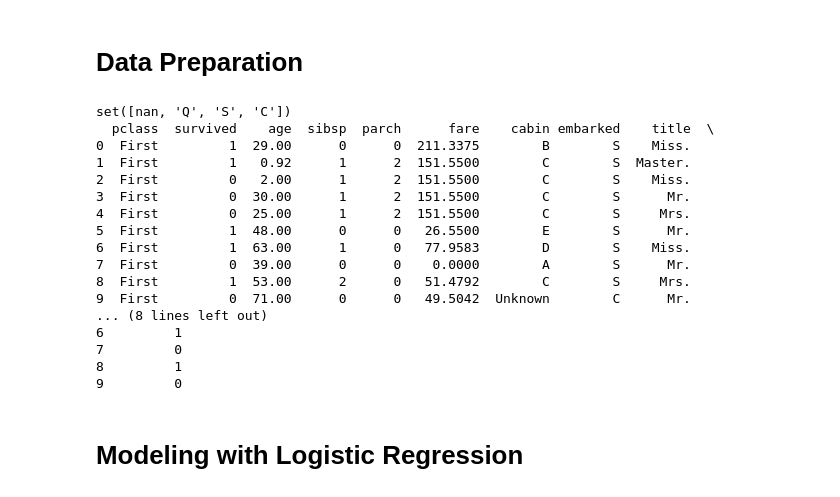
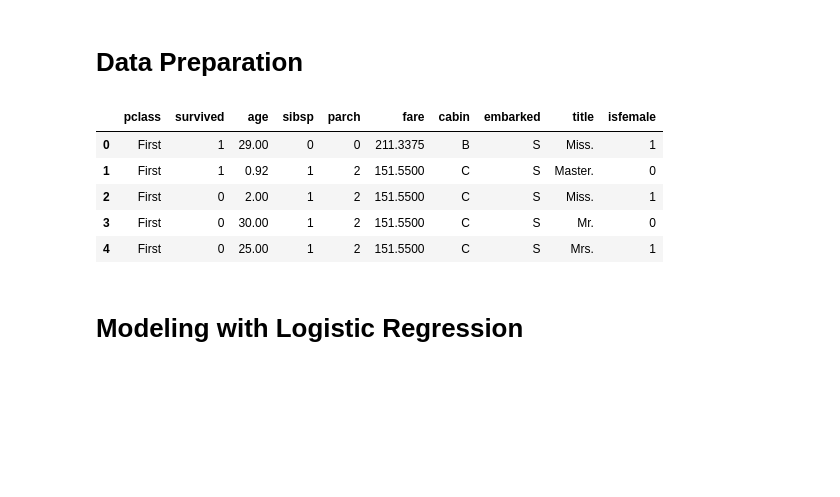
Before and after one commit to amunategui-prototyping/Chapter-1, a Jupyter notebook: exploring/chapter-1-explorations.ipynb, the cells around one changed output. Cells and saved outputs as stored; diff of their text form; code cells hidden in the pictures; blank space fills up the shorter version.

```diff
--- a/exploring/chapter-1-explorations.ipynb
+++ b/exploring/chapter-1-explorations.ipynb
@@ -97,50 +97,38 @@ Name: cabin, dtype: object
 # %%
 
 # create title field and get extract title name
 titanic_df['title'] = [ln.split()[1] for ln in titanic_df['name'].values]
 titanic_df['title'].value_counts()
 titanic_df['title'] = [title if title in ['Mr.', 'Miss.', 'Mrs.', 'Master.', 'Dr.', 'Rev.'] else 'Unknown'
                        for title in titanic_df['title'].values ]
 
 # strip first letter from cabin number if there
 titanic_df['cabin'] = titanic_df['cabin'].replace(np.NaN, 'U')
 titanic_df['cabin'] = [ln[0] for ln in titanic_df['cabin'].values]
 titanic_df['cabin'] = titanic_df['cabin'].replace('U', 'Unknown')
-print(set(titanic_df['embarked']))
 
 # create isfemale field and use numerical values
 titanic_df['isfemale'] = np.where(titanic_df['sex'] == 'female', 1, 0)
 
 # drop features not needed for model
 titanic_df = titanic_df[[f for f in list(titanic_df) if f not in ['sex', 'name', 'boat','body', 'ticket', 'home.dest']]]
 
 # make pclass actual categorical column
 titanic_df['pclass'] = np.where(titanic_df['pclass'] == 1, 'First',
                                 np.where(titanic_df['pclass'] == 2, 'Second', 'Third'))
 
 
 titanic_df['embarked'] = titanic_df['embarked'].replace(np.NaN, 'Unknown')
 
 
-print(titanic_df.head(10))
+titanic_df.head()
 # %% [output]
-set([nan, 'Q', 'S', 'C'])
-  pclass  survived    age  sibsp  parch      fare    cabin embarked    title  \
-0  First         1  29.00      0      0  211.3375        B        S    Miss.
-1  First         1   0.92      1      2  151.5500        C        S  Master.
-2  First         0   2.00      1      2  151.5500        C        S    Miss.
-3  First         0  30.00      1      2  151.5500        C        S      Mr.
-4  First         0  25.00      1      2  151.5500        C        S     Mrs.
-5  First         1  48.00      0      0   26.5500        E        S      Mr.
-6  First         1  63.00      1      0   77.9583        D        S    Miss.
-7  First         0  39.00      0      0    0.0000        A        S      Mr.
-8  First         1  53.00      2      0   51.4792        C        S     Mrs.
-9  First         0  71.00      0      0   49.5042  Unknown        C      Mr.
-... (8 lines left out)
-6         1
-7         0
-8         1
-9         0
+|  | pclass | survived | age | sibsp | parch | fare | cabin | embarked | title | isfemale |
+| 0 | First | 1 | 29.00 | 0 | 0 | 211.3375 | B | S | Miss. | 1 |
+| 1 | First | 1 | 0.92 | 1 | 2 | 151.5500 | C | S | Master. | 0 |
+| 2 | First | 0 | 2.00 | 1 | 2 | 151.5500 | C | S | Miss. | 1 |
+| 3 | First | 0 | 30.00 | 1 | 2 | 151.5500 | C | S | Mr. | 0 |
+| 4 | First | 0 | 25.00 | 1 | 2 | 151.5500 | C | S | Mrs. | 1 |
 # %% [markdown]
 <H1>Modeling with Logistic Regression</H1>
 # %%
```
